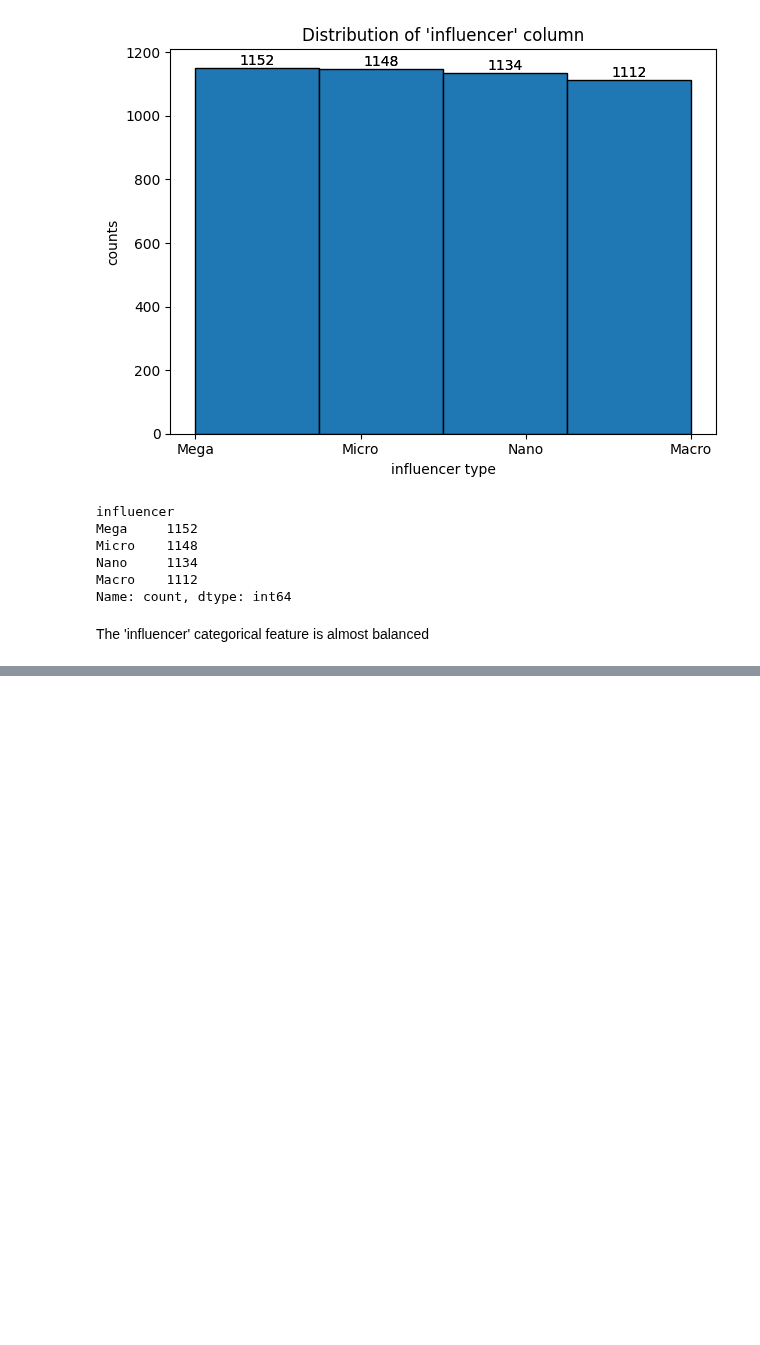
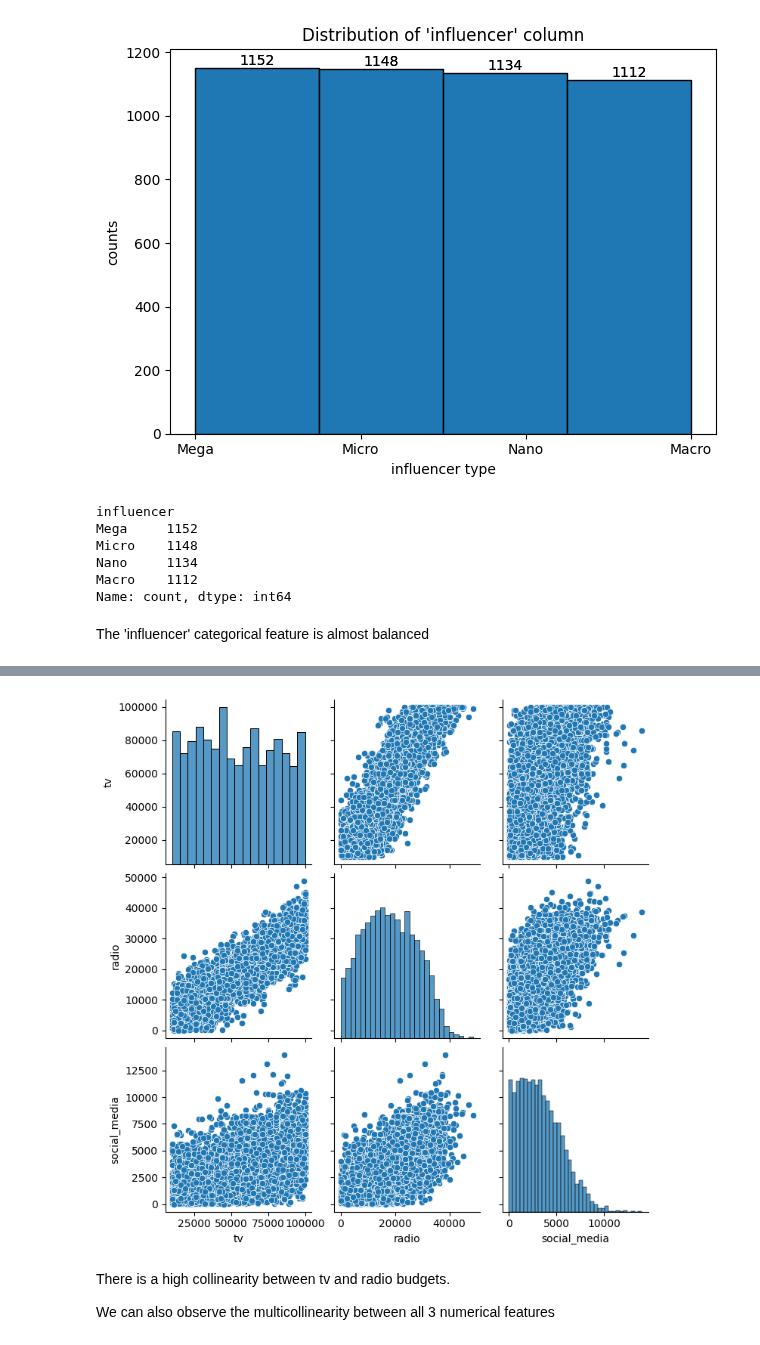
Before and after one commit to srikaldata/ml-zoomcamp-2025, a Jupyter notebook: capstone-project/eda_and_modeling.ipynb, the cells around one changed output, grey strips where cells are left out. Drawn from its saved outputs; the diff is of its cells as text; code cells hidden in the pictures; blank space fills up the shorter version.

```diff
--- a/capstone-project/eda_and_modeling.ipynb
+++ b/capstone-project/eda_and_modeling.ipynb
@@ -189,0 +236,10 @@ The 'influencer' categorical feature is almost balanced
+# %%
+# pairplot of the numerical features in the advertisement budgets
+sns.pairplot(adsales_df[num_features])
+plt.show()
+# %% [output]
+[figure, added]
+# %% [markdown]
+There is a high collinearity between tv and radio budgets.
+
+We can also observe the multicollinearity between all 3 numerical features
```
Also changed, not shown: parts of 3 cells of this notebook.
